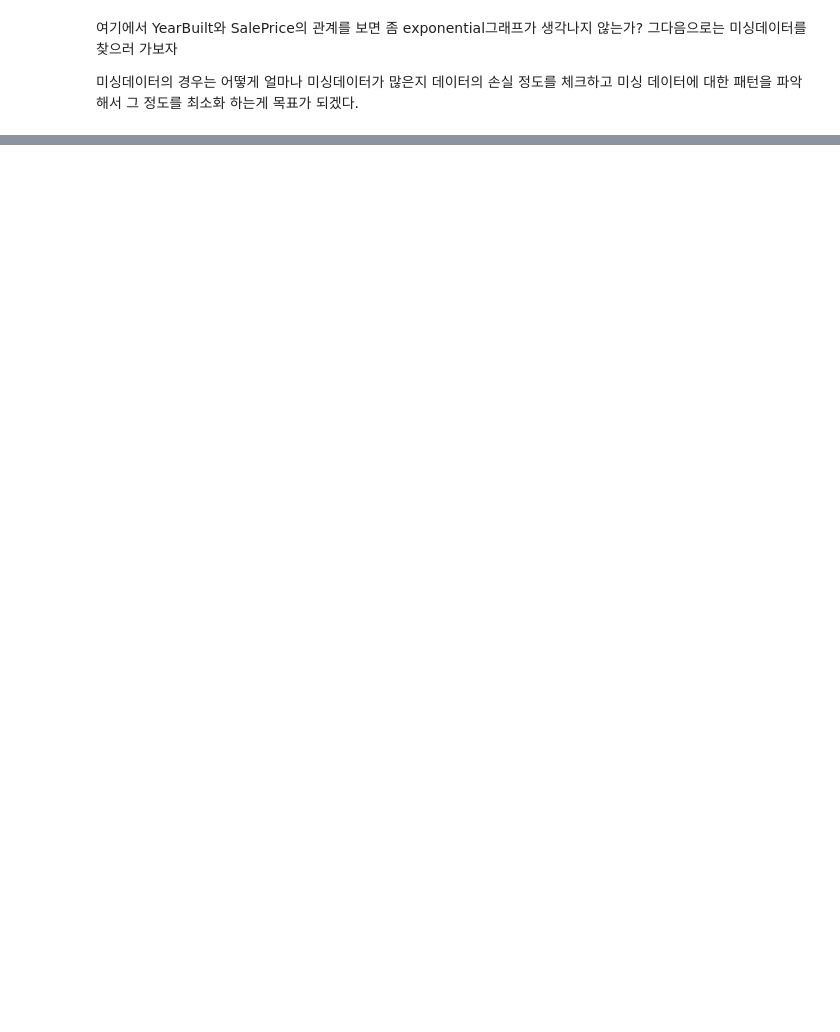
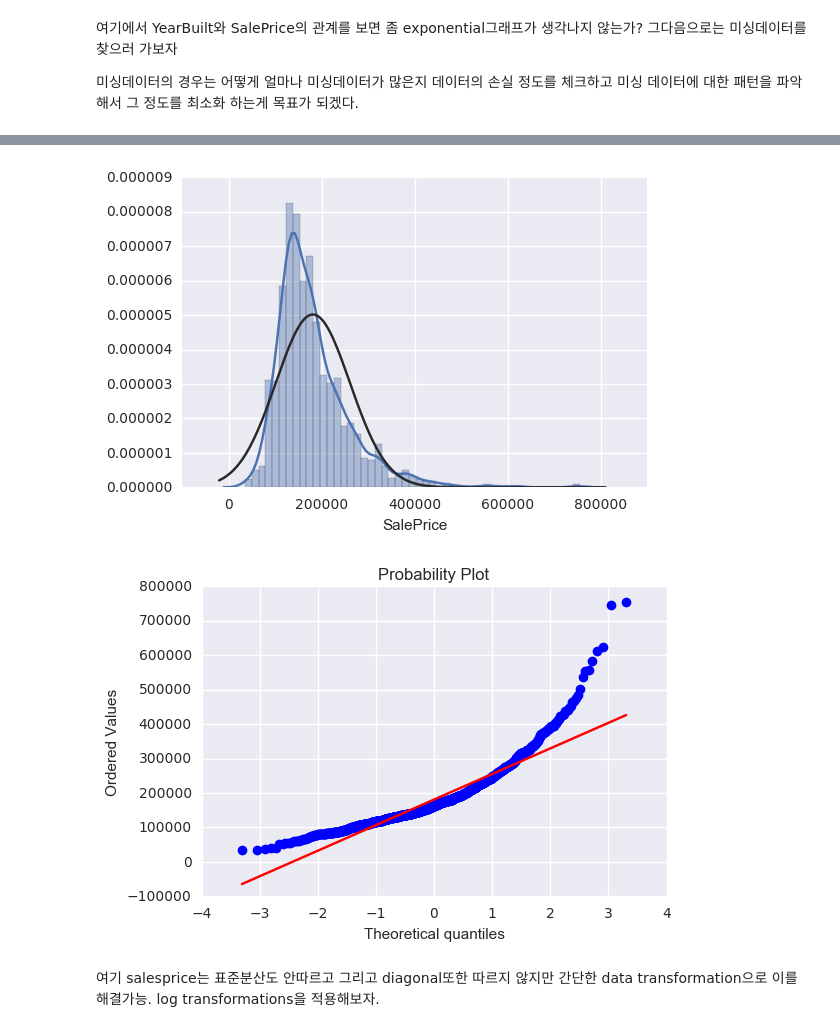
Before and after one commit to verystrongjoe/realestate, a Jupyter notebook: eda.ipynb, the cells around one changed output, grey strips where cells are left out. Saved outputs shown, nothing was run; the diff lists cells and outputs as text; code cells hidden in the pictures; blank space fills up the shorter version.

```diff
--- a/eda.ipynb
+++ b/eda.ipynb
@@ -286,0 +375,9 @@ Bsmt로 시작하는 변수 또한 2.5프로 정도 손실이 있어 사용가
+# %%
+sns.distplot(df_train['SalePrice'], fit=norm);
+fig = plt.figure()
+res = stats.probplot(df_train['SalePrice'], plot = plt)
+# %% [output]
+[figure, added]
+[figure, added]
+# %% [markdown]
+여기 salesprice는 표준분산도 안따르고 그리고 diagonal또한 따르지 않지만 간단한 data transformation으로 이를 해결가능.  log transformations을 적용해보자.
```
Also changed, not shown: parts of 43 cells of this notebook.
